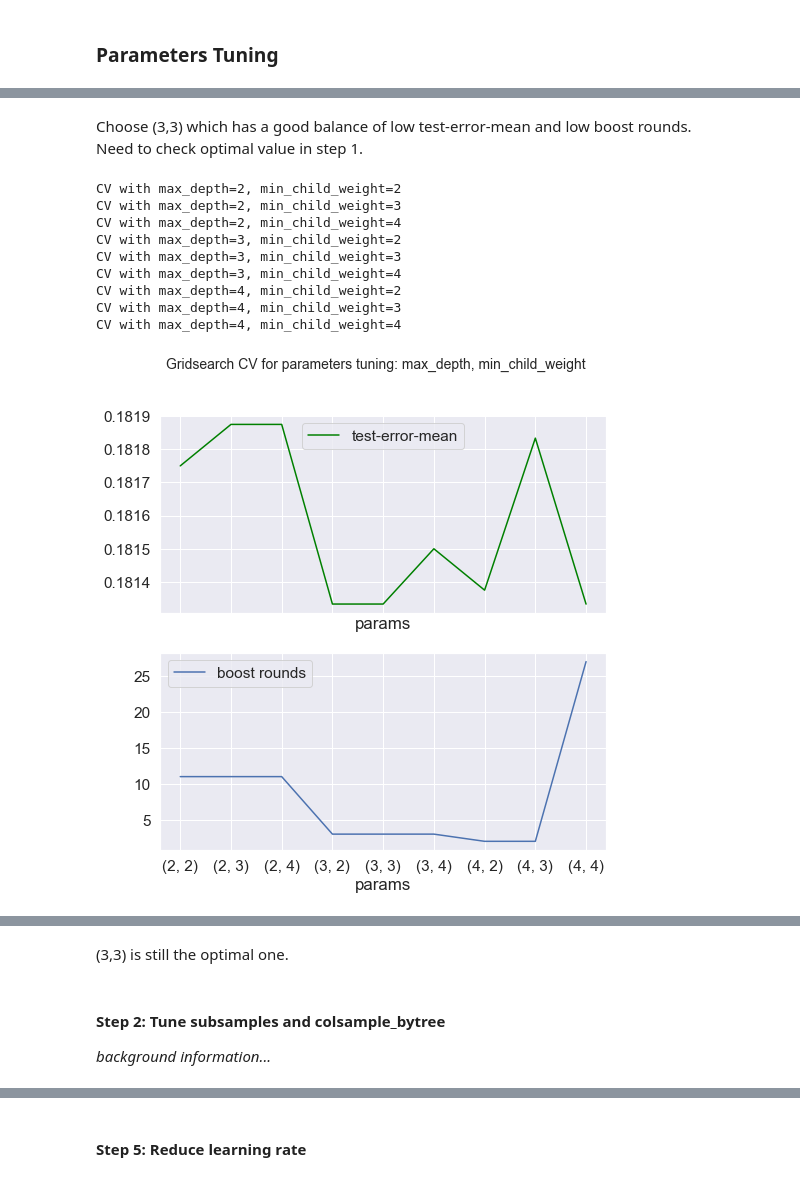
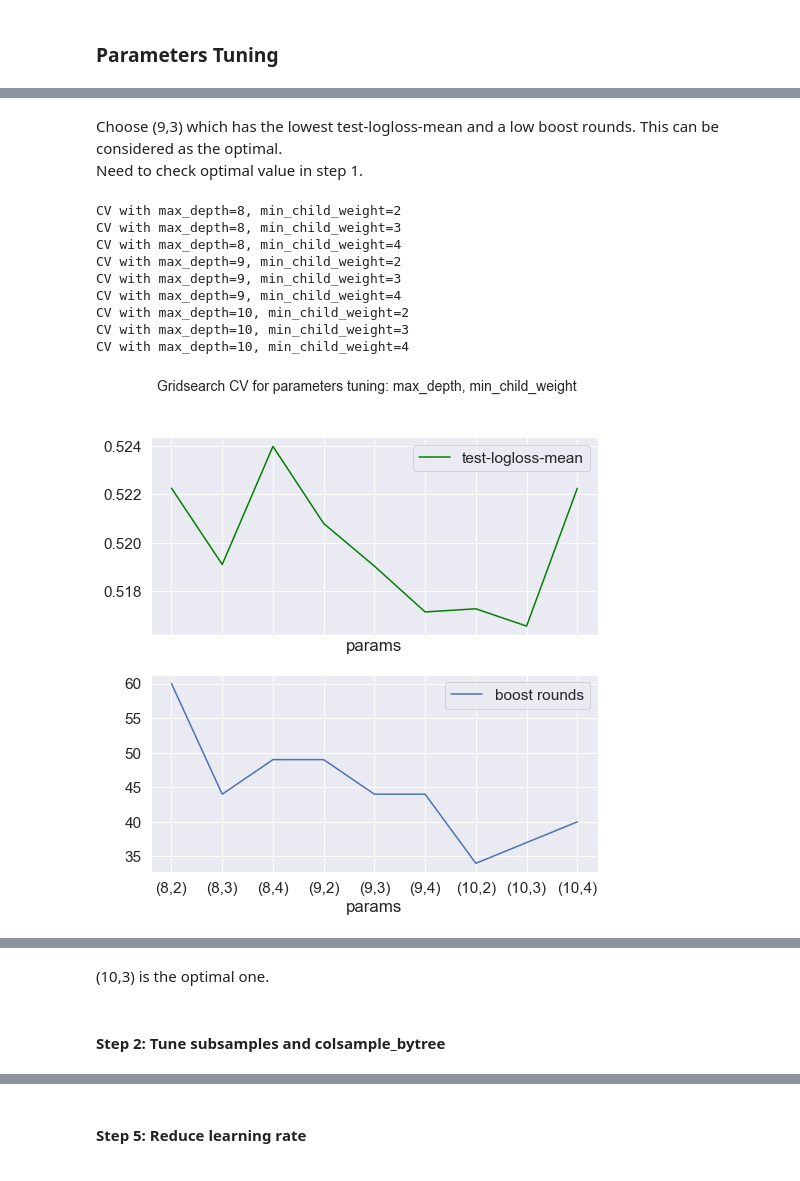
Before and after one commit to kimdanny/Credit-card-default-prediction, a Jupyter notebook: working/LogisticRegression_XGBoost-jingting.ipynb, the cells around one changed output, grey strips where cells are left out. Drawn from its saved outputs; the diff is of its cells as text; code cells hidden in the pictures.

```diff
--- a/working/LogisticRegression_XGBoost-jingting.ipynb
+++ b/working/LogisticRegression_XGBoost-jingting.ipynb
@@ -80,13 +80,23 @@ df_test
 # %%
 # set up X and y variable matrices
-Xtrain = df_train[['LIMIT_BAL', 'SEX', 'EDUCATION', 'MARRIAGE', 'AGE',
+Xtrain = df_train[['LIMIT_BAL', 'EDUCATION', 'SEX_MAR', 'AgeBin',
                    'PAY_1', 'PAY_2', 'PAY_3', 'PAY_4', 'PAY_5', 'PAY_6',
                    'BILL_AMT1', 'BILL_AMT2', 'BILL_AMT3', 'BILL_AMT4', 'BILL_AMT5', 'BILL_AMT6',
-                   'PAY_AMT1', 'PAY_AMT2', 'PAY_AMT3', 'PAY_AMT4', 'PAY_AMT5', 'PAY_AMT6']]
-Xtest = df_test[['LIMIT_BAL', 'SEX', 'EDUCATION', 'MARRIAGE', 'AGE',
+                   'PAY_AMT1', 'PAY_AMT2', 'PAY_AMT3', 'PAY_AMT4', 'PAY_AMT5', 'PAY_AMT6',
+                   'Closeness_1', 'Closeness_2', 'Closeness_3', 'Closeness_4','Closeness_5', 'Closeness_6',
+                   'diff']]
+Xtest = df_test[['LIMIT_BAL', 'EDUCATION', 'SEX_MAR', 'AgeBin',
                  'PAY_1', 'PAY_2', 'PAY_3', 'PAY_4', 'PAY_5', 'PAY_6',
                  'BILL_AMT1', 'BILL_AMT2', 'BILL_AMT3', 'BILL_AMT4', 'BILL_AMT5', 'BILL_AMT6',
-                 'PAY_AMT1', 'PAY_AMT2', 'PAY_AMT3', 'PAY_AMT4', 'PAY_AMT5', 'PAY_AMT6']]
+                 'PAY_AMT1', 'PAY_AMT2', 'PAY_AMT3', 'PAY_AMT4', 'PAY_AMT5', 'PAY_AMT6',
+                 'Closeness_1', 'Closeness_2', 'Closeness_3', 'Closeness_4','Closeness_5', 'Closeness_6',
+                 'diff']]
 
 ytrain = df_train['default']
 ytest = df_test['default']
+# %%
+# set up validation set - 20%
+Xtrain, Xval, ytrain, yval = train_test_split(Xtrain, ytrain, test_size=0.25, random_state=1) # 0.25 x 0.8 = 0.2
+print('Training set:', len(ytrain))
+print('Validation set:', len(yval))
+print('Test set:', len(ytest))
@@ -100,9 +117,12 @@ DTrain = xgb.DMatrix(Xtrain, label=ytrain)
 DTest = xgb.DMatrix(Xtest, label=ytest)
+# %%
+# global variable
+NUM_BOOST_ROUND = 1000
 # %%
-# gridsearch parameter set (for 2 parameters) using 5-fold cross validation with single evaluation metrix 'error'
+# gridsearch parameter set (for 2 parameters) using 5-fold cross validation with single evaluation metrix 'logloss'
 def gridsearch_best_params(params_set, param1_name:str, param2_name:str, string_format, figwidth=10):
     # create a DataFrame to hold the results
-    results = pd.DataFrame(columns=['params', 'test-error-mean', 'boost rounds'])
+    results = pd.DataFrame(columns=['params', 'test-logloss-mean', 'boost rounds'])
 
     for param1, param2 in params_set:
         print(string_format.format(param1, param2))
@@ -114,21 +134,21 @@ def gridsearch_best_params(params_set, param1_name:str, param2_name:str, string_
         cv_results = xgb.cv(
             params,
             DTrain,
-            num_boost_round=1000, # set up a large iteration, will stop early
+            num_boost_round=NUM_BOOST_ROUND, # set up a large iteration, will stop early
             seed=42,
             nfold=5,
-            metrics={'error'},
-            early_stopping_rounds=15)
+            metrics={'logloss'}, # default choice for classification task
+            early_stopping_rounds=10)
 
         # write down the results
-        mean_error = cv_results['test-error-mean'].min()
-        boost_rounds = cv_results['test-error-mean'].argmin()
-        results = results.append({'params':"({},{})".format(param1, param2), 'test-error-mean':mean_error, 'boost rounds':boost_rounds},
+        mean_logloss = cv_results['test-logloss-mean'].min()
+        boost_rounds = cv_results['test-logloss-mean'].argmin()
+        results = results.append({'params':"({},{})".format(param1, param2), 'test-logloss-mean':mean_logloss, 'boost rounds':boost_rounds},
                                 ignore_index=True)
 
     # visualise the results
     fig, ax = plt.subplots(nrows=2, ncols=1, figsize=(figwidth,8))
-    results.plot(x="params", y=["test-error-mean"], ax=ax[0], color='green')
+    results.plot(x="params", y=["test-logloss-mean"], ax=ax[0], color='green')
     results.plot(x="params", y=["boost rounds"], ax=ax[1], x_compat=True)
 
     plt.setp(ax[0].get_xticklabels(), visible=False)
@@ -312,22 +359,22 @@ CV with max_depth=9, min_child_weight=5
 # %% [markdown]
-Choose (3,3) which has a good balance of low test-error-mean and low boost rounds.
+Choose (9,3) which has the lowest test-logloss-mean and a low boost rounds. This can be considered as the optimal.
 <br>
 Need to check optimal value in step 1.
 # %%
-# test values in step 1, centred at (3,3)
+# test values in step 1, centred at (9,3)
 param_test1b = [(max_depth, min_child_weight)
-              for max_depth in [2,3,4]
+              for max_depth in [8,9,10]
               for min_child_weight in [2,3,4]]
 
 gridsearch_best_params(param_test1b, 'max_depth', 'min_child_weight', "CV with max_depth={}, min_child_weight={}", 8)
 # %% [output]
-CV with max_depth=2, min_child_weight=2
-CV with max_depth=2, min_child_weight=3
-CV with max_depth=2, min_child_weight=4
-CV with max_depth=3, min_child_weight=2
-CV with max_depth=3, min_child_weight=3
-CV with max_depth=3, min_child_weight=4
-CV with max_depth=4, min_child_weight=2
-CV with max_depth=4, min_child_weight=3
-CV with max_depth=4, min_child_weight=4
+CV with max_depth=8, min_child_weight=2
+CV with max_depth=8, min_child_weight=3
+CV with max_depth=8, min_child_weight=4
+CV with max_depth=9, min_child_weight=2
+CV with max_depth=9, min_child_weight=3
+CV with max_depth=9, min_child_weight=4
+CV with max_depth=10, min_child_weight=2
+CV with max_depth=10, min_child_weight=3
+CV with max_depth=10, min_child_weight=4
-[figure, old version]
+[figure, new version]
@@ -344,3 +391,3 @@ CV with max_depth=4, min_child_weight=4
 # %% [markdown]
-(3,3) is still the optimal one.
+(10,3) is the optimal one.
 # %%
@@ -349,7 +396,6 @@ params['max_depth'] = 3
 params['min_child_weight'] = 3
 # %% [markdown]
 #### Step 2: Tune subsamples and colsample_bytree
-*background information...*
 # %%
 # perform GridSearch on testing 16 combinations
 param_test2 = [(subsample, colsample)
```
Also changed, not shown: parts of 82 cells of this notebook, 1 other file.
